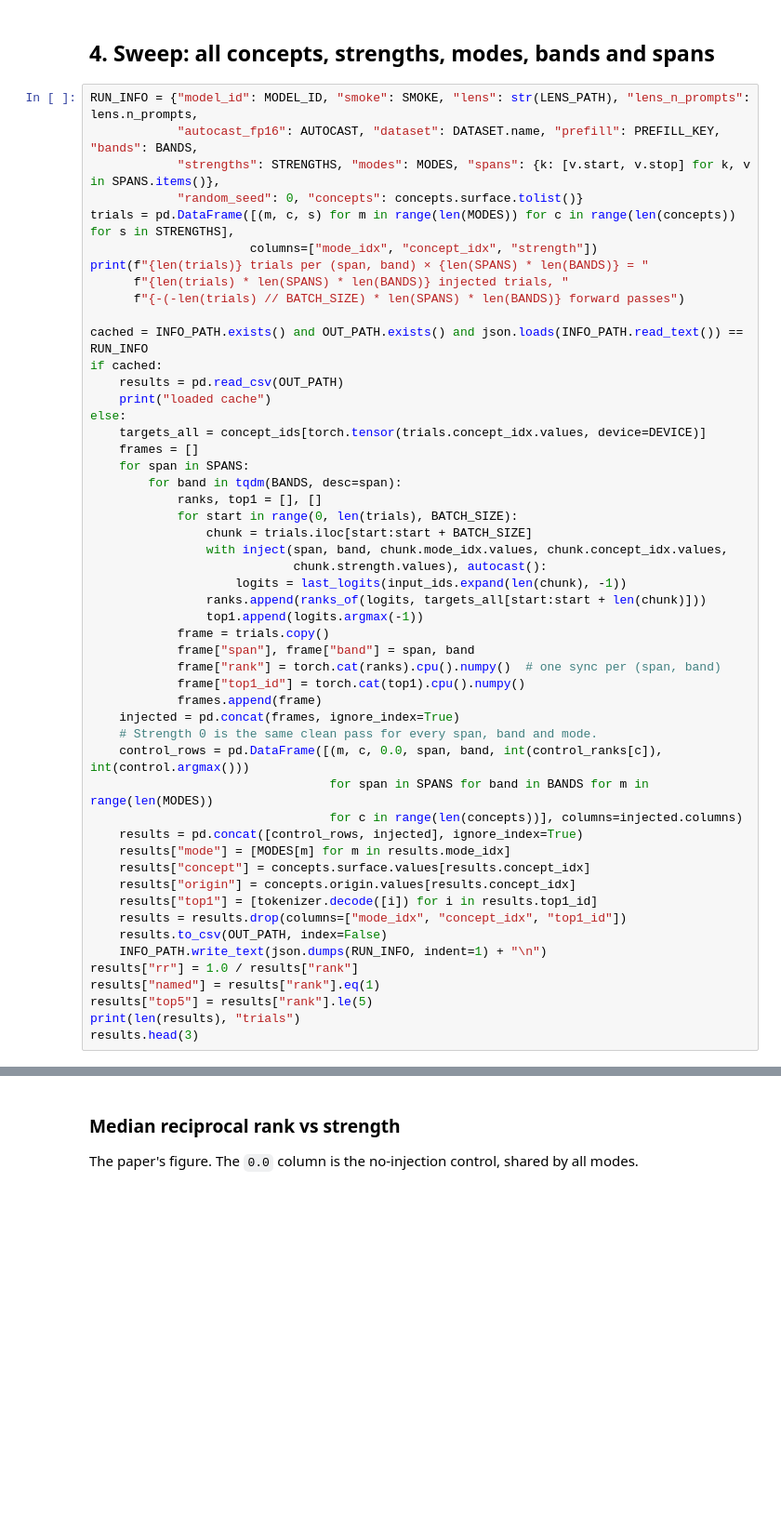
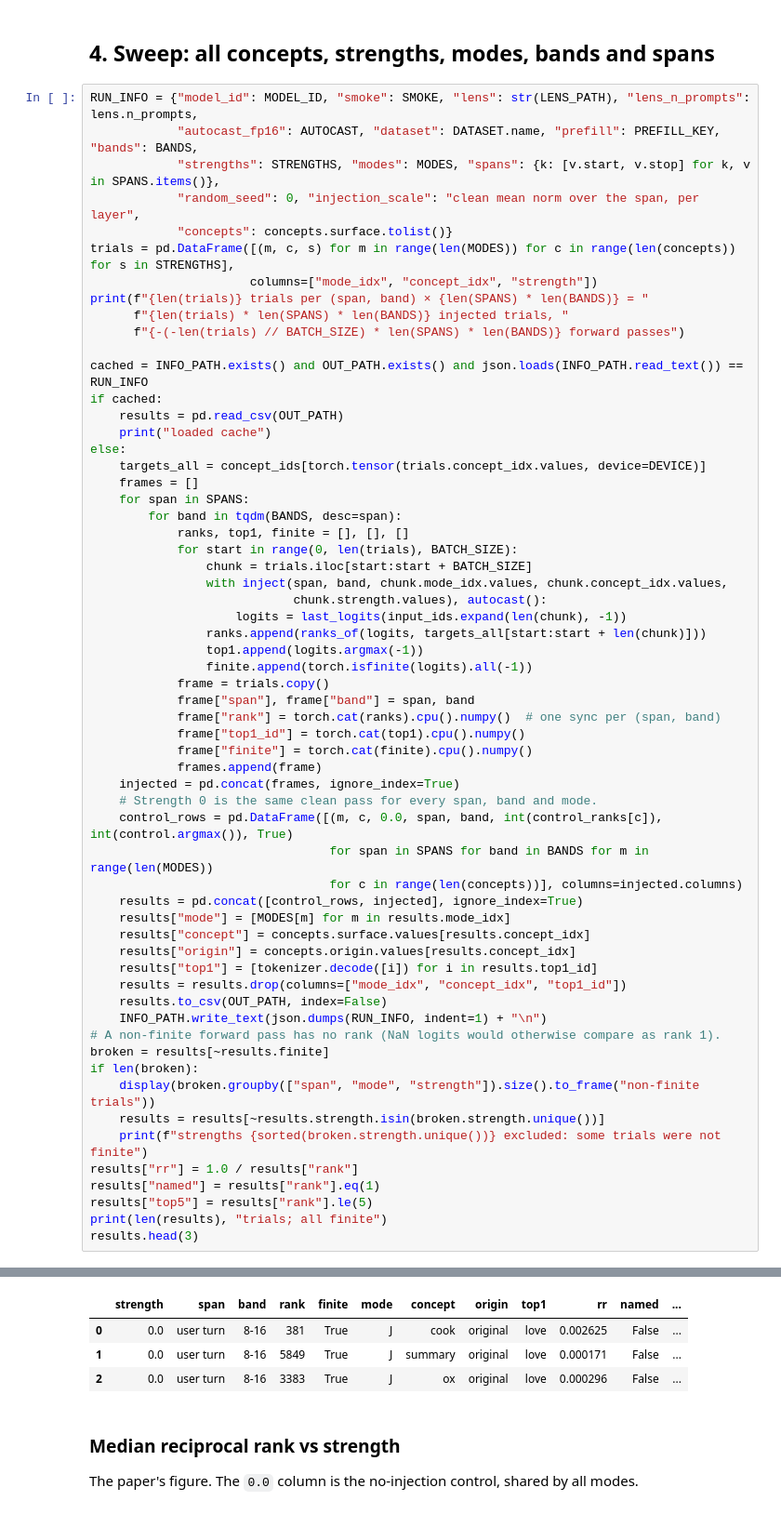
Before and after one commit to ai360-project-school-j-lens/jacobian-lens-gpt2, a Jupyter notebook: notebooks/gpt2-xl/verbal_introspection/verbal_introspection.ipynb, the cells around one changed output, grey strips where cells are left out. Shown at 93% size. Drawn from its saved outputs; the diff is of its cells as text; blank space fills up the shorter version.

```diff
--- a/notebooks/gpt2-xl/verbal_introspection/verbal_introspection.ipynb
+++ b/notebooks/gpt2-xl/verbal_introspection/verbal_introspection.ipynb
@@ -278,7 +347,8 @@ display(demo.set_index(["span", "concept", "strength"])[["continuation"]])
 RUN_INFO = {"model_id": MODEL_ID, "smoke": SMOKE, "lens": str(LENS_PATH), "lens_n_prompts": lens.n_prompts,
             "autocast_fp16": AUTOCAST, "dataset": DATASET.name, "prefill": PREFILL_KEY, "bands": BANDS,
             "strengths": STRENGTHS, "modes": MODES, "spans": {k: [v.start, v.stop] for k, v in SPANS.items()},
-            "random_seed": 0, "concepts": concepts.surface.tolist()}
+            "random_seed": 0, "injection_scale": "clean mean norm over the span, per layer",
+            "concepts": concepts.surface.tolist()}
 trials = pd.DataFrame([(m, c, s) for m in range(len(MODES)) for c in range(len(concepts)) for s in STRENGTHS],
                       columns=["mode_idx", "concept_idx", "strength"])
 print(f"{len(trials)} trials per (span, band) × {len(SPANS) * len(BANDS)} = "
@@ -294,7 +364,7 @@ else:
     frames = []
     for span in SPANS:
         for band in tqdm(BANDS, desc=span):
-            ranks, top1 = [], []
+            ranks, top1, finite = [], [], []
             for start in range(0, len(trials), BATCH_SIZE):
                 chunk = trials.iloc[start:start + BATCH_SIZE]
                 with inject(span, band, chunk.mode_idx.values, chunk.concept_idx.values,
@@ -302,14 +372,16 @@ else:
                     logits = last_logits(input_ids.expand(len(chunk), -1))
                 ranks.append(ranks_of(logits, targets_all[start:start + len(chunk)]))
                 top1.append(logits.argmax(-1))
+                finite.append(torch.isfinite(logits).all(-1))
             frame = trials.copy()
             frame["span"], frame["band"] = span, band
             frame["rank"] = torch.cat(ranks).cpu().numpy()  # one sync per (span, band)
             frame["top1_id"] = torch.cat(top1).cpu().numpy()
+            frame["finite"] = torch.cat(finite).cpu().numpy()
             frames.append(frame)
     injected = pd.concat(frames, ignore_index=True)
     # Strength 0 is the same clean pass for every span, band and mode.
-    control_rows = pd.DataFrame([(m, c, 0.0, span, band, int(control_ranks[c]), int(control.argmax()))
+    control_rows = pd.DataFrame([(m, c, 0.0, span, band, int(control_ranks[c]), int(control.argmax()), True)
                                  for span in SPANS for band in BANDS for m in range(len(MODES))
                                  for c in range(len(concepts))], columns=injected.columns)
     results = pd.concat([control_rows, injected], ignore_index=True)
@@ -320,8 +392,15 @@ else:
     results = results.drop(columns=["mode_idx", "concept_idx", "top1_id"])
     results.to_csv(OUT_PATH, index=False)
     INFO_PATH.write_text(json.dumps(RUN_INFO, indent=1) + "\n")
+# A non-finite forward pass has no rank (NaN logits would otherwise compare as rank 1).
+broken = results[~results.finite]
+if len(broken):
+    display(broken.groupby(["span", "mode", "strength"]).size().to_frame("non-finite trials"))
+    results = results[~results.strength.isin(broken.strength.unique())]
+    print(f"strengths {sorted(broken.strength.unique())} excluded: some trials were not finite")
 results["rr"] = 1.0 / results["rank"]
 results["named"] = results["rank"].eq(1)
 results["top5"] = results["rank"].le(5)
-print(len(results), "trials")
+print(len(results), "trials; all finite")
 results.head(3)
+# %% [output]
@@ -328,3 +409,7 @@ results.head(3)
+|  | strength | span | band | rank | finite | mode | concept | origin | top1 | rr | named | ... |
+| 0 | 0.0 | user turn | 8-16 | 381 | True | J | cook | original | love | 0.002625 | False | ... |
+| 1 | 0.0 | user turn | 8-16 | 5849 | True | J | summary | original | love | 0.000171 | False | ... |
+| 2 | 0.0 | user turn | 8-16 | 3383 | True | J | ox | original | love | 0.000296 | False | ... |
 # %% [markdown]
 ### Median reciprocal rank vs strength
 
```
Also changed, not shown: parts of 23 cells of this notebook, 3 other files.
